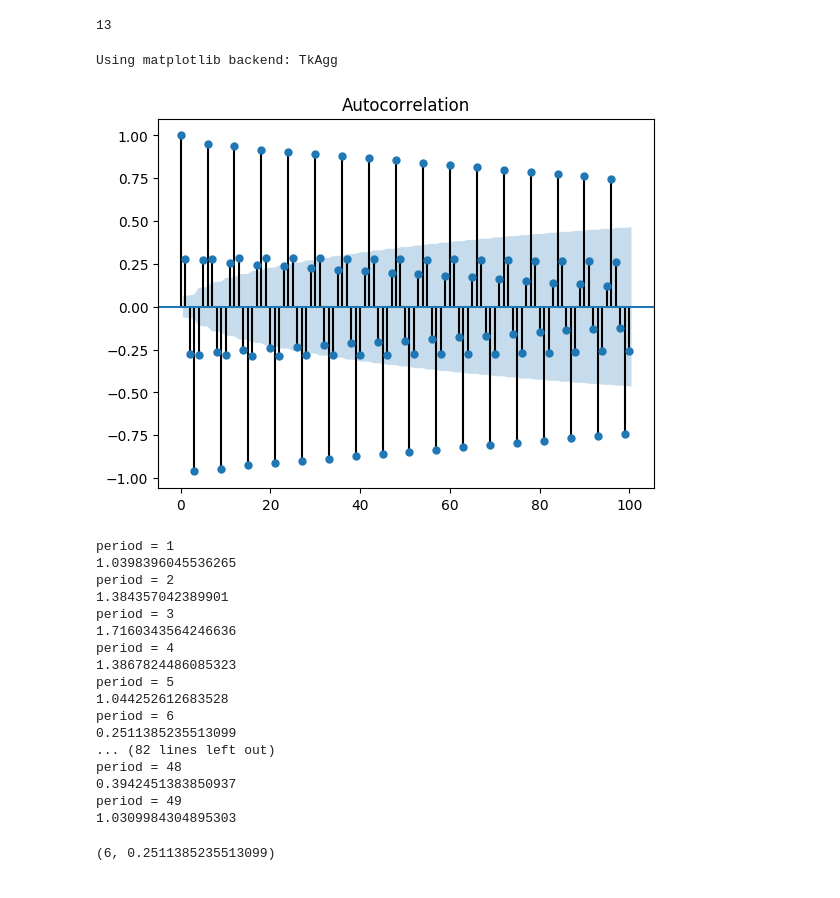
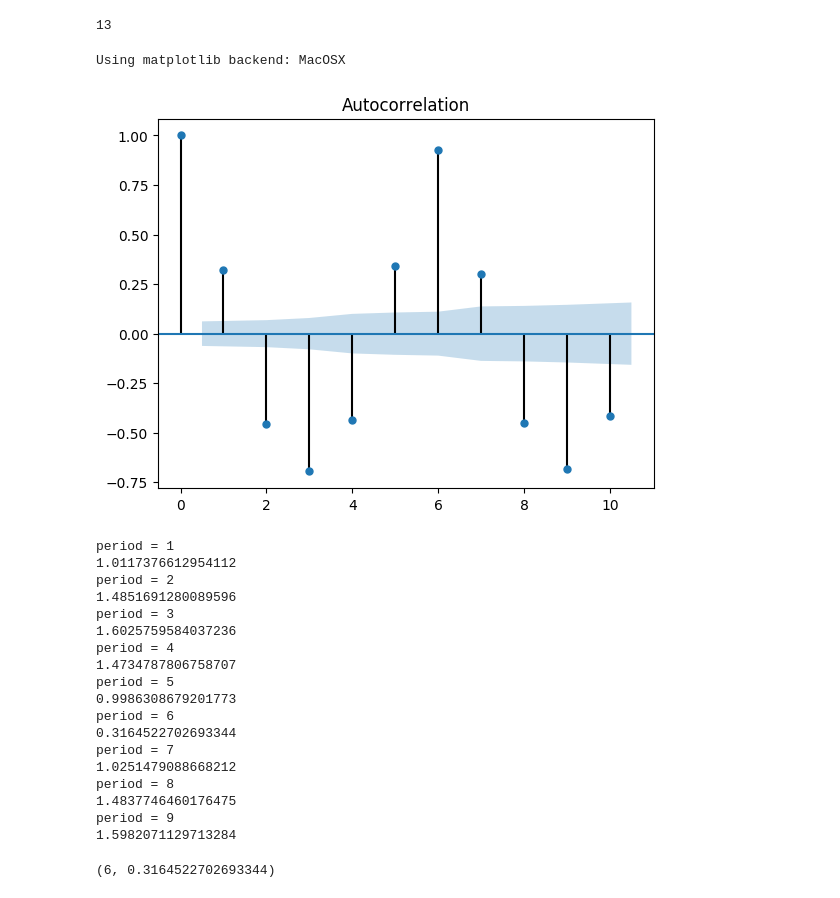
Before and after one commit to Mary-Kul/fourier_rl, a Jupyter notebook: notebooks/Atocorrelation.ipynb, the cells around one changed output. Drawn from its saved outputs; the diff is of its cells as text; code cells hidden in the pictures.

```diff
--- a/notebooks/Atocorrelation.ipynb
+++ b/notebooks/Atocorrelation.ipynb
@@ -59,10 +66,10 @@ y_dict['x'] = x
 # %%
 # Plot aoutocorrelation plots
 from statsmodels.graphics.tsaplots import plot_acf
-epoch_num = 4980#560  2530
-act_num = 2#2
+epoch_num = 2980#560  2530
+act_num = 0#2
 # name-of-experiment_2020_01_06_15_38_29_0000--s-0
-exp_name = 'name-of-experiment_2020_01_10_23_16_20_0000--s-0'
+exp_name = 'name-of-experiment_2019_11_22_14_30_29_0000--s-0'
 # 'name-of-experiment_2020_01_10_23_16_20_0000--s-0'
 agent = torch.load(f'../rlkit_master/data/name-of-experiment/{exp_name}/itr_{epoch_num}.pkl')
 agent = agent['trainer/policy']
@@ -83,9 +90,9 @@ period
 # %%
 %matplotlib
 # plt.xlim = (50,200)
 
-plot_acf(actions,lags=100)
+plot_acf(actions,lags=10)
 # %% [output]
-Using matplotlib backend: TkAgg
+Using matplotlib backend: MacOSX
-[figure, old version]
+[figure, new version]
 # %%
@@ -98,7 +107,7 @@ plt.show()
 # %%
 # check period
 min_rmse = 10
-for period in range(1,50):
+for period in range(1,10):
     rmse = sqrt(mean_squared_error(actions[:-period], actions[period:]))
     print('period =', period )
     print(rmse)
@@ -109,20 +118,21 @@ for period in range(1,50):
 min_period, min_rmse
 # %% [output]
 period = 1
-1.0398396045536265
+1.0117376612954112
 period = 2
-1.384357042389901
+1.4851691280089596
 period = 3
-1.7160343564246636
+1.6025759584037236
 period = 4
-1.3867824486085323
+1.4734787806758707
 period = 5
-1.044252612683528
+0.9986308679201773
 period = 6
-0.2511385235513099
-... (82 lines left out)
-period = 48
-0.3942451383850937
-period = 49
-1.0309984304895303
+0.3164522702693344
+period = 7
+1.0251479088668212
+period = 8
+1.4837746460176475
+period = 9
+1.5982071129713284
-(6, 0.2511385235513099)
+(6, 0.3164522702693344)
```
Also changed, not shown: parts of 6 cells of this notebook, 2 other files.
